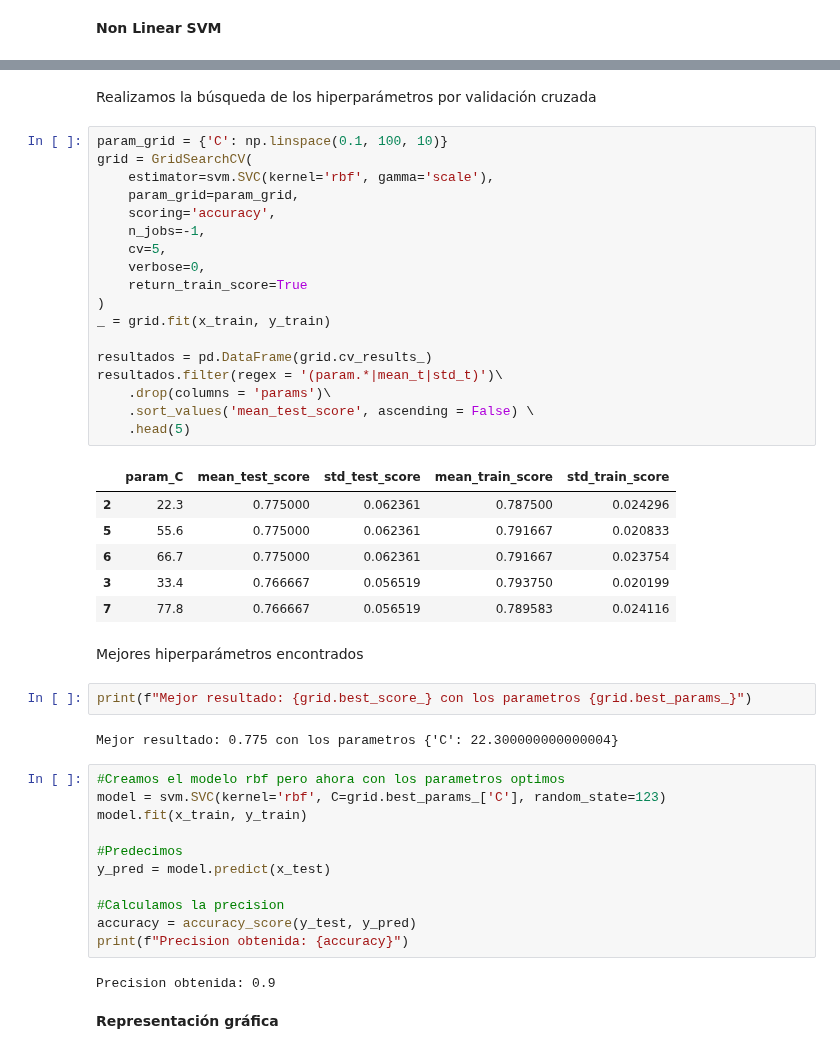
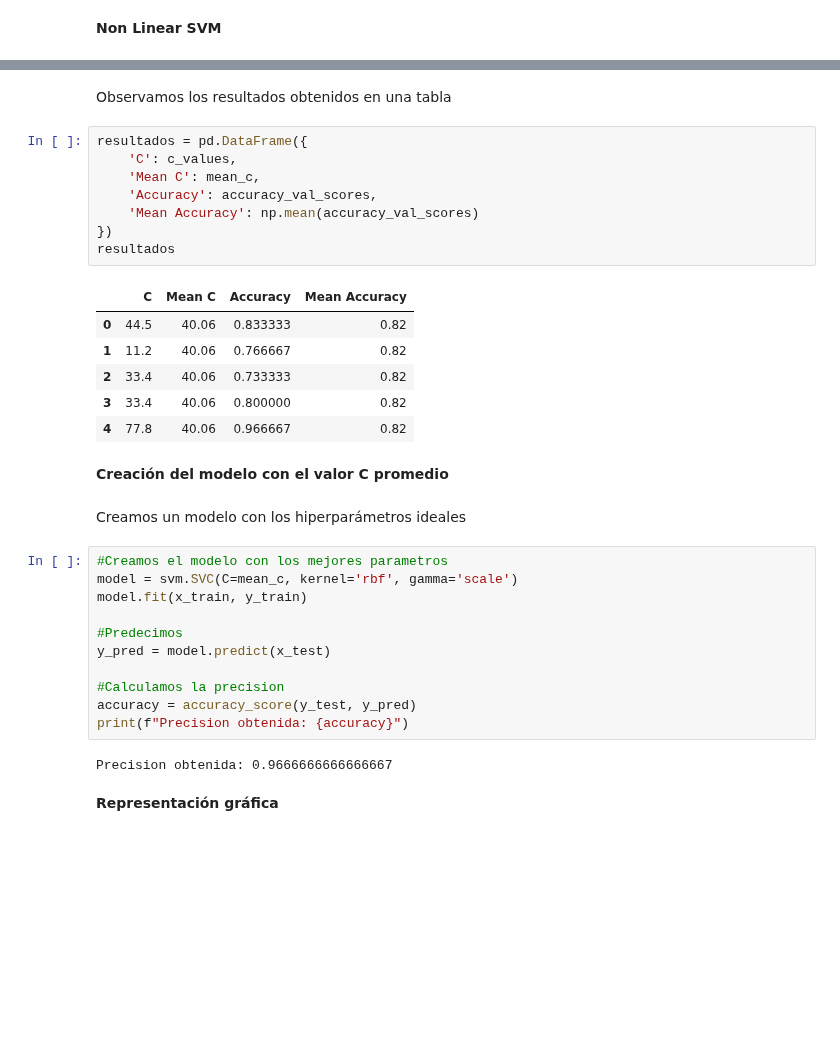
Before and after one commit to AlejandroVillasenor/MachineLearning, a Jupyter notebook: SVM/NonLinearSVM.ipynb, the cells around one changed output, grey strips where cells are left out. Drawn from its saved outputs; the diff is of its cells as text; blank space fills up the shorter version.

```diff
--- a/SVM/NonLinearSVM.ipynb
+++ b/SVM/NonLinearSVM.ipynb
@@ -139,39 +153,27 @@ Precision media:  0.8
-# %% [markdown]
-Realizamos la búsqueda de los hiperparámetros por validación cruzada
-# %%
-param_grid = {'C': np.linspace(0.1, 100, 10)}
-grid = GridSearchCV(
-    estimator=svm.SVC(kernel='rbf', gamma='scale'),
-    param_grid=param_grid,
-    scoring='accuracy',
-    n_jobs=-1,
-    cv=5,
-    verbose=0,
-    return_train_score=True
-)
-_ = grid.fit(x_train, y_train)
-
-resultados = pd.DataFrame(grid.cv_results_)
-resultados.filter(regex = '(param.*|mean_t|std_t)')\
-    .drop(columns = 'params')\
-    .sort_values('mean_test_score', ascending = False) \
-    .head(5)
-# %% [output]
-|  | param_C | mean_test_score | std_test_score | mean_train_score | std_train_score |
-| 2 | 22.3 | 0.775000 | 0.062361 | 0.787500 | 0.024296 |
-| 5 | 55.6 | 0.775000 | 0.062361 | 0.791667 | 0.020833 |
-| 6 | 66.7 | 0.775000 | 0.062361 | 0.791667 | 0.023754 |
-| 3 | 33.4 | 0.766667 | 0.056519 | 0.793750 | 0.020199 |
-| 7 | 77.8 | 0.766667 | 0.056519 | 0.789583 | 0.024116 |
-# %% [markdown]
-Mejores hiperparámetros encontrados
-# %%
-print(f"Mejor resultado: {grid.best_score_} con los parametros {grid.best_params_}")
-# %% [output]
-Mejor resultado: 0.775 con los parametros {'C': 22.300000000000004}
+# %% [markdown]
+Observamos los resultados obtenidos en una tabla
+# %%
+resultados = pd.DataFrame({
+    'C': c_values,
+    'Mean C': mean_c,
+    'Accuracy': accuracy_val_scores,
+    'Mean Accuracy': np.mean(accuracy_val_scores)
+})
+resultados
+# %% [output]
+|  | C | Mean C | Accuracy | Mean Accuracy |
+| 0 | 44.5 | 40.06 | 0.833333 | 0.82 |
+| 1 | 11.2 | 40.06 | 0.766667 | 0.82 |
+| 2 | 33.4 | 40.06 | 0.733333 | 0.82 |
+| 3 | 33.4 | 40.06 | 0.800000 | 0.82 |
+| 4 | 77.8 | 40.06 | 0.966667 | 0.82 |
+# %% [markdown]
+**Creación del modelo con el valor C promedio**
+# %% [markdown]
+Creamos un modelo con los hiperparámetros ideales
 # %%
-#Creamos el modelo rbf pero ahora con los parametros optimos
-model = svm.SVC(kernel='rbf', C=grid.best_params_['C'], random_state=123)
+#Creamos el modelo con los mejores parametros
+model = svm.SVC(C=mean_c, kernel='rbf', gamma='scale')
 model.fit(x_train, y_train)
 
 #Predecimos
@@ -181,7 +183,7 @@ y_pred = model.predict(x_test)
 accuracy = accuracy_score(y_test, y_pred)
 print(f"Precision obtenida: {accuracy}")
 # %% [output]
-Precision obtenida: 0.9
+Precision obtenida: 0.9666666666666667
 # %% [markdown]
 **Representación gráfica**
 # %% [markdown]
```
Also changed, not shown: parts of 7 cells of this notebook, 1 other file.
